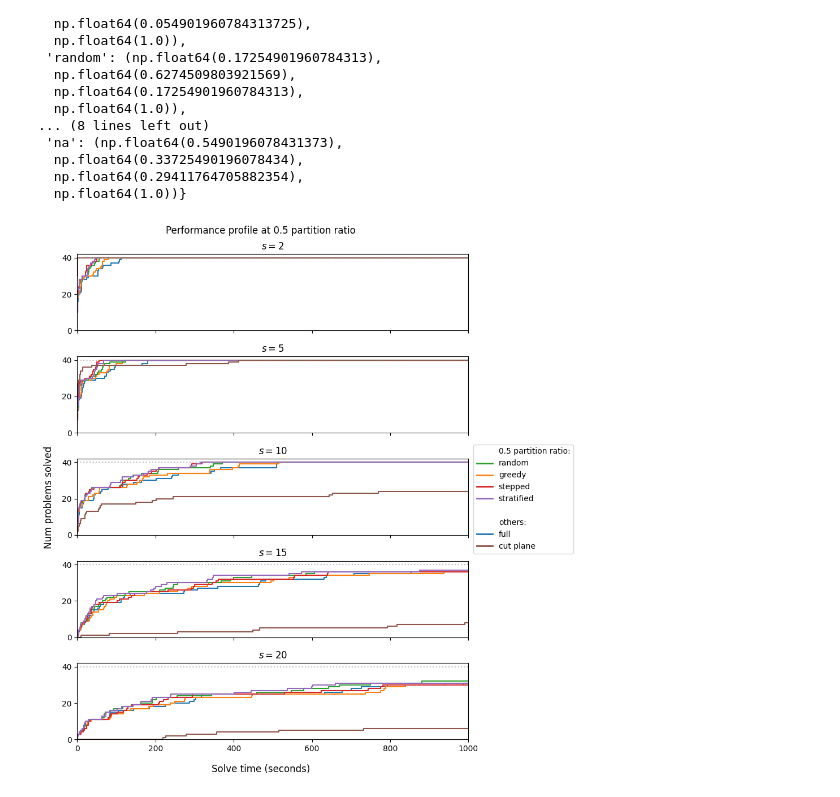
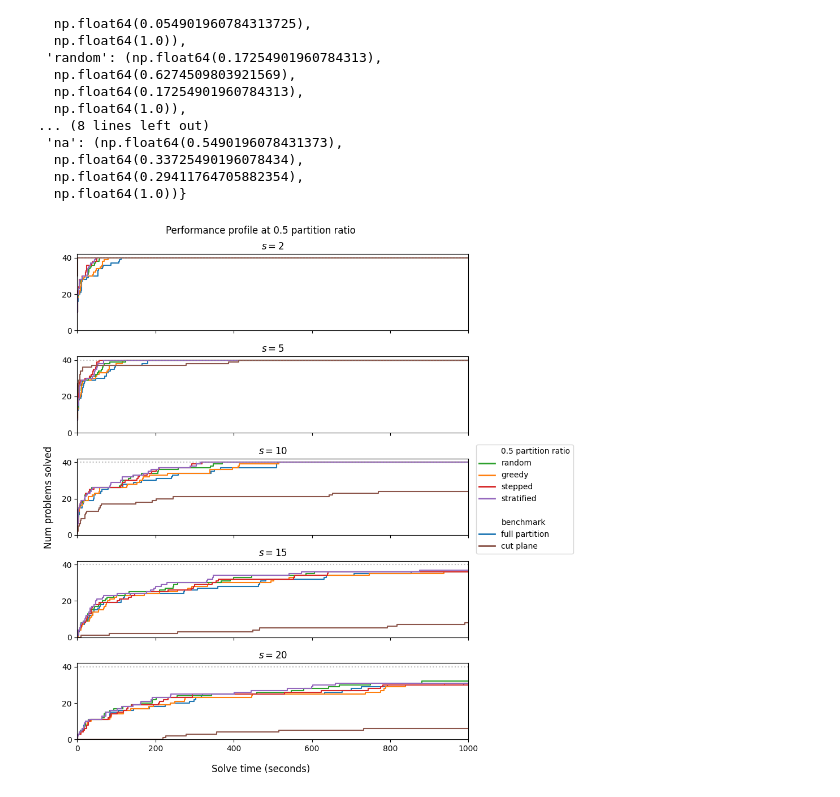
Before and after one commit to sandyspiers/coordinate_partitioning, a Jupyter notebook: results/box.ipynb, the cells around one changed output. Saved outputs shown, nothing was run; the diff lists cells and outputs as text; code cells hidden in the pictures.

Commit message:
update legend

```diff
--- a/results/box.ipynb
+++ b/results/box.ipynb
@@ -252,34 +252,34 @@ for s in range(len(S)):
     pp = get_performance_profiles(__df)
     for sv,st,r in sorted(list(pp.keys())):
         axes[s].step(pp[sv,st,r][0],pp[sv,st,r][1],
             where="post",color=CM[st],#ls=LS[r],marker=MS[r],
             label=f"{st}" if st!="na" else "cut plane"
             )
     axes[s].axhline(y=40, color='grey', alpha=0.5, linestyle=':')
     axes[s].set_xlim(0,1000)
     axes[s].set_ylim(bottom=0)
     axes[s].set_title(f"$s={S[s]}$")
 fig.supylabel("Num problems solved")
 fig.supxlabel("Solve time (seconds)")
 fig.suptitle("Performance profile at 0.5 partition ratio")
 
 # Creating custom legend with subtitles
 handles = [
-    mpatches.Patch(color='none', label='0.5 partition ratio:'),
+    mpatches.Patch(color='none', label='0.5 partition ratio'),
            plt.Line2D([0], [0], color= CM["random"], lw=2, label="random"),
            plt.Line2D([0], [0], color= CM["greedy"], lw=2, label="greedy"),
            plt.Line2D([0], [0], color= CM["stepped"], lw=2, label="stepped"),
            plt.Line2D([0], [0], color= CM["stratified"], lw=2, label="stratified"),
     mpatches.Patch(color='none', label=' '),
-    mpatches.Patch(color='none', label='others:'),
-           plt.Line2D([0], [0], color= CM["full"], lw=2, label="full"),
+    mpatches.Patch(color='none', label='benchmark'),
+           plt.Line2D([0], [0], color= CM["full"], lw=2, label="full partition"),
            plt.Line2D([0], [0], color= CM["na"], lw=2, label="cut plane"),
     ]
 fig.legend(handles=handles,bbox_to_anchor=(1.2,0.6))
 
 fig.tight_layout()
 if savefig:
     fig.savefig(f"{fig_dir}/pp.pdf", bbox_inches="tight")
 plt.show()
 # %% [output]
-[figure, old version]
+[figure, new version]
```
Also changed, not shown: 1 other file.
